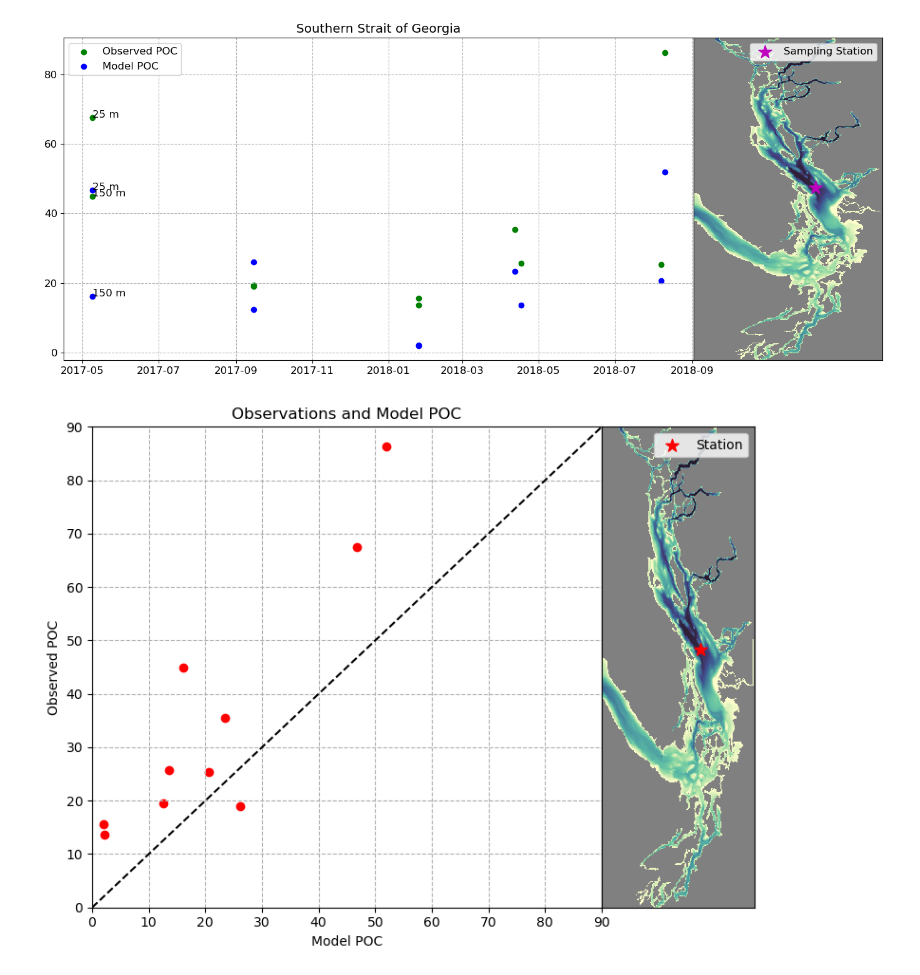
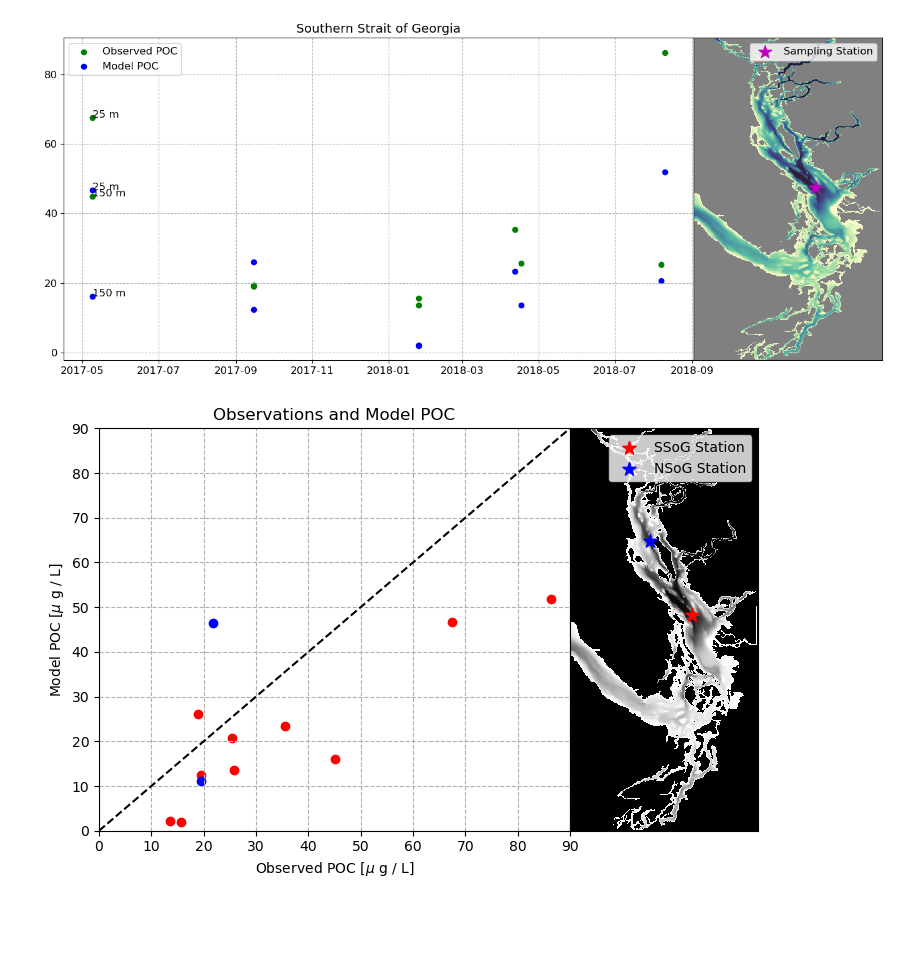
Before and after one commit to SalishSeaCast/analysis-vicente, a Jupyter notebook: Ocean_Parcels/drafts/POC_parameters.ipynb, the cells around one changed output. Saved outputs shown, nothing was run; the diff lists cells and outputs as text; code cells hidden in the pictures; blank space fills up the shorter version.

```diff
--- a/Ocean_Parcels/drafts/POC_parameters.ipynb
+++ b/Ocean_Parcels/drafts/POC_parameters.ipynb
@@ -423,7 +425,7 @@ POC_NSoG_year = []
 POC_CSoG_year = []
 POC_SSoG_year = []
 for i in range(0, 12):
-    NSoG_year, CSoG_year, SSoG_year = poc_data(month_year_bio_data(datetime(2023,1,1))[i][0])
+    NSoG_year, CSoG_year, SSoG_year = poc_data(month_year_bio_data(datetime.datetime(2023,1,1))[i][0])
     #
     POC_NSoG_year.append(np.mean(NSoG_year[0,:,:,:]))
     POC_CSoG_year.append(np.mean(CSoG_year[0,:,:,:]))
@@ -465,7 +467,7 @@ POC_SSoG_all = pd.DataFrame(columns = years_ssc, index = meses)
 # %%
 for year in years_ssc:
     for i in range(0, 12):
-        NSoG_month, CSoG_month, SSoG_month = poc_data(month_year_bio_data(datetime(year,1,1))[i][0])
+        NSoG_month, CSoG_month, SSoG_month = poc_data(month_year_bio_data(datetime.datetime(year,1,1))[i][0])
         #
         POC_NSoG_all[year][i] = np.mean(NSoG_month).values
         POC_CSoG_all[year][i] = np.mean(CSoG_month).values
@@ -823,7 +825,9 @@ lon = (-1) * np.array([124, 123 + (14.60/60), 123 + (40/60), 123 + (22.51/60), 1
 Stations sampling dates amd depths
 # %%
 # for S4-1.5 ---> Southern Strait
-time_SS = [datetime(2017,5,9), datetime(2017,5,9), datetime(2017,9,15) ,datetime(2017,9,15) ,datetime(2018,1,25) ,datetime(2018,1,25) ,datetime(2018,4,12) ,datetime(2018,4,17), datetime(2018,8,10), datetime(2018,8,7)]
+time_SS = [datetime.datetime(2017,5,9), datetime.datetime(2017,5,9), datetime.datetime(2017,9,15) ,
+           datetime.datetime(2017,9,15) ,datetime.datetime(2018,1,25) ,datetime.datetime(2018,1,25)
+           ,datetime.datetime(2018,4,12) ,datetime.datetime(2018,4,17), datetime.datetime(2018,8,10), datetime.datetime(2018,8,7)]
 depth_SS = np.array([25, 150, 25, 150, 25, 150, 25, 150, 25, 150])
 poc_SS_f = np.array([67.5, 45, 19, 19.5, 13.6, 15.6, 35.5, 25.8, 86.3, 25.4]) # ug/L
 poc_SS_L = np.array([23.3, 2.1, 0.7, 1.3, 0.8, 0.4, 6.9, 1.5, 3.5, 0.4]) # ug/L
@@ -832,14 +836,14 @@ lon_SS = (-1) * np.array([123 + (40/60), 123 + (40/60), 123 + (40/60), 123 + (40
 
 #
 # for NG ---> Northern Strait
-time_NS = [datetime(2018,8,25), datetime(2018,8,24)]
+time_NS = [datetime.datetime(2018,8,25), datetime.datetime(2018,8,24)]
 depth_NS = np.array([25, 150])
 poc_NS_f = np.array([21.7, 19.4]) # ug/L
 poc_NS_L = np.array([0.9, 0.6]) # ug/L
 lat_NS = np.array([49 + (43.60/60), 49 + (43.60/60)])
 lon_NS = (-1) * np.array([124 + (40.80/60), 124 + (40.80/60)])
 # %%
-folder = make_prefix(datetime(2023, 1, 1),path['NEMO'],res='d')+'_biol_T.nc'
+folder = make_prefix(datetime.datetime(2023, 1, 1),path['NEMO'],res='d')+'_biol_T.nc'
 # %%
 poc = xr.open_dataset(folder)['particulate_organic_nitrogen']*(106/16)
 # %%
@@ -1058,27 +1062,40 @@ with plt.rc_context({'font.size': 12}):
 # %% [output]
 [figure]
 # %%
-fig, ax = plt.subplots(figsize = (8,6))
+bathy = xr.open_dataset('/home/sallen/MEOPAR/grid/bathymetry_202108.nc')
+mask = xr.open_dataset('/ocean/vvalenzuela/MOAD/grid2/mesh_mask202108_TDV.nc')
+#
+fig, ax = plt.subplots(figsize = (8,5))
 
-ax.scatter(poc_model_SS, poc_SS_f, c = 'r')
+ax.scatter(poc_SS_f, poc_model_SS, c = 'r')
+ax.scatter(poc_NS_f, poc_model_NS, c = 'b')
 ax.set_xlim(0, 90)
 ax.set_ylim(0, 90)
 ax.plot([0,90],[0,90], c = 'k', linestyle = '--')
 #
-ax.set_xlabel('Model POC')
-ax.set_ylabel('Observed POC')
+ax.set_xlabel(r'Observed POC [$\mu$ g / L]')
+ax.set_ylabel(r'Model POC [$\mu$ g / L]')
 ax.set_title('Observations and Model POC')
 #
 ax.grid(linestyle = '--')
 #
-axins = ax.inset_axes([1, 0, 0.3, 1])
+axins = ax.inset_axes([1, 0, 0.4, 1])
 #
-prof = axins.pcolormesh(bathy.Bathymetry, cmap=cmap)
-axins.scatter(gp_SS_i[0],gp_SS_j[0], c ='r', marker='*', s=100, label = 'Station')
+#
+from matplotlib.colors import ListedColormap
+colors = [(0, 0, 0, 1),  # Black for land (1)
+          (0, 0, 0, 0)]  # Transparent for water (0)
+cmap = ListedColormap(colors)
+axins.pcolormesh(bathy.x, bathy.y, bathy.Bathymetry, cmap='Greys')
+axins.pcolormesh(mask.x, mask.y, mask['tmask'][0][0], cmap=cmap)
+#
+axins.scatter(gp_SS_i[0],gp_SS_j[0], c ='r', marker='*', s=100, label = 'SSoG Station')
+axins.scatter(gp_NS_i[0],gp_NS_j[0], c ='b', marker='*', s=100, label = 'NSoG Station')
+
 axins.legend()
 #
 axins.tick_params(which='both',bottom=False, top=False, left=False, right=False, labelbottom=False, labelleft=False)
 #
 plt.tight_layout()
 # %% [output]
-[figure, old version]
+[figure, new version]
```
Also changed, not shown: parts of 5 cells of this notebook, 19 other files.
